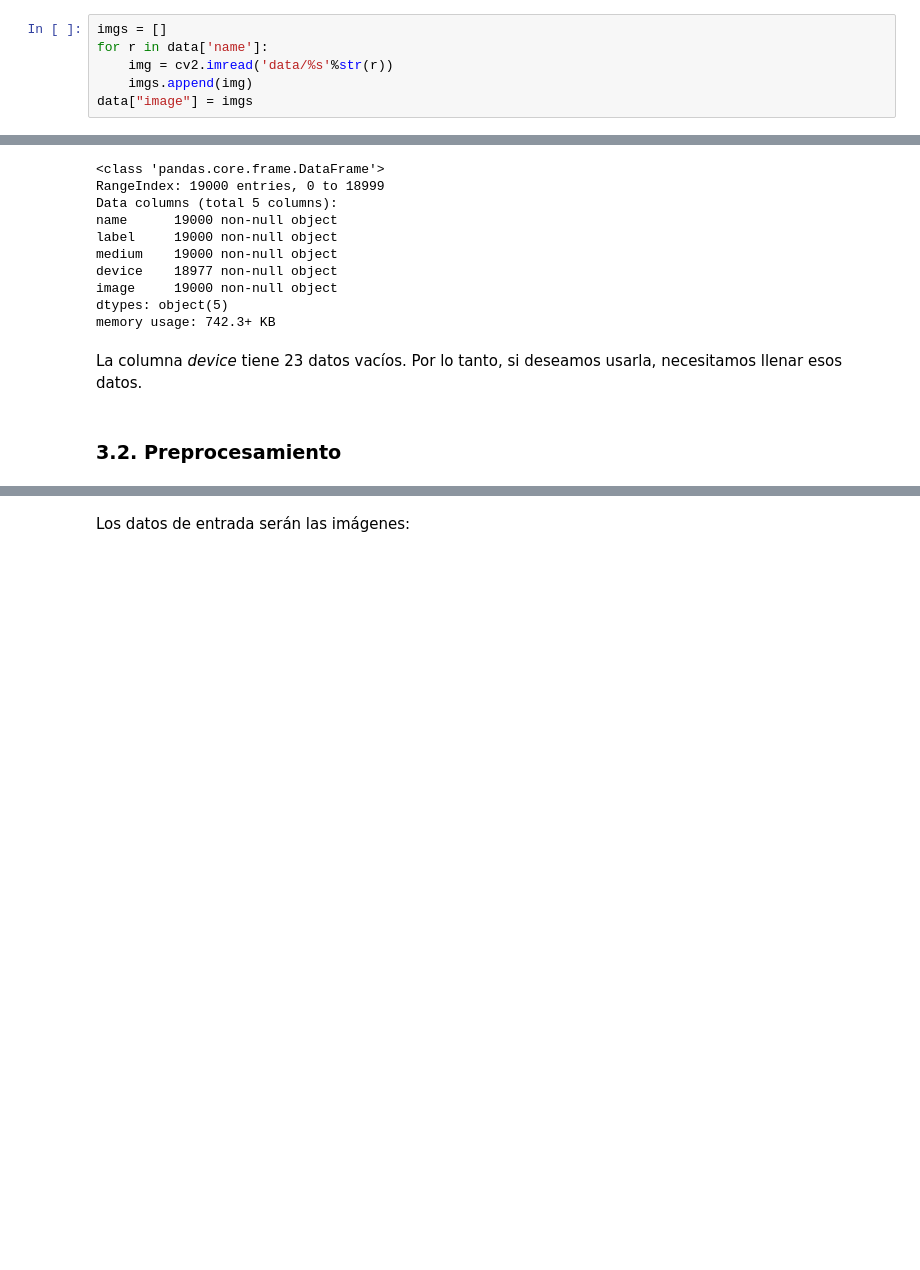
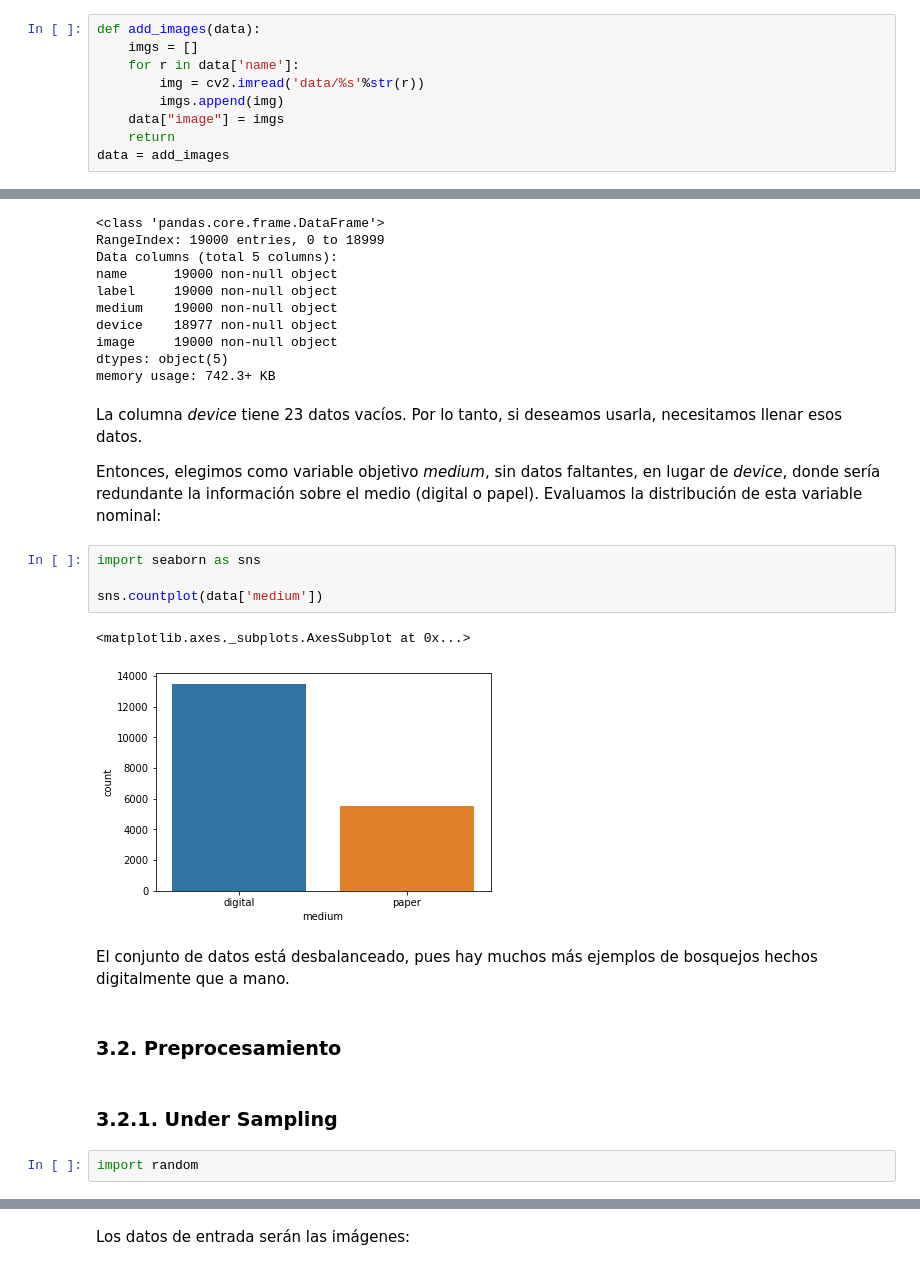
Before and after one commit to Carhuacusma/CC71_Machine_Learning_2021-2, a Jupyter notebook: TF.ipynb, the cells around one changed output, grey strips where cells are left out. Drawn from its saved outputs; the diff is of its cells as text; blank space fills up the shorter version.

Commit message:
Under Sampling

```diff
--- a/TF.ipynb
+++ b/TF.ipynb
@@ -82,11 +82,14 @@ Filas:  19000
 # %% [markdown]
 Con los nombres de los archivos .jpg que guardan las imágenes, podemos leer también las imágenes.
 # %%
-imgs = []
-for r in data['name']:
-    img = cv2.imread('data/%s'%str(r))
-    imgs.append(img)
-data["image"] = imgs
+def add_images(data):
+    imgs = []
+    for r in data['name']:
+        img = cv2.imread('data/%s'%str(r))
+        imgs.append(img)
+    data["image"] = imgs
+    return
+data = add_images
 # %% [markdown]
 Podemos ver, por ejemplo, un bosquejo que corresponde a la fila:
 
@@ -148,5 +151,20 @@ dtypes: object(5)
 memory usage: 742.3+ KB
 # %% [markdown]
 La columna *device* tiene 23 datos vacíos. Por lo tanto, si deseamos usarla, necesitamos llenar esos datos.
+
+Entonces, elegimos como variable objetivo *medium*, sin datos faltantes, en lugar de *device*, donde sería redundante la información sobre el medio (digital o papel). Evaluamos la distribución de esta variable nominal:
+# %%
+import seaborn as sns
+
+sns.countplot(data['medium'])
+# %% [output]
+<matplotlib.axes._subplots.AxesSubplot at 0x...>
+[figure, added]
+# %% [markdown]
+El conjunto de datos está desbalanceado, pues hay muchos más ejemplos de bosquejos hechos digitalmente que a mano.
 # %% [markdown]
 ### 3.2. Preprocesamiento
+# %% [markdown]
+### 3.2.1. Under Sampling
+# %%
+import random
```
Also changed, not shown: parts of 20 cells of this notebook, 1 other file.
